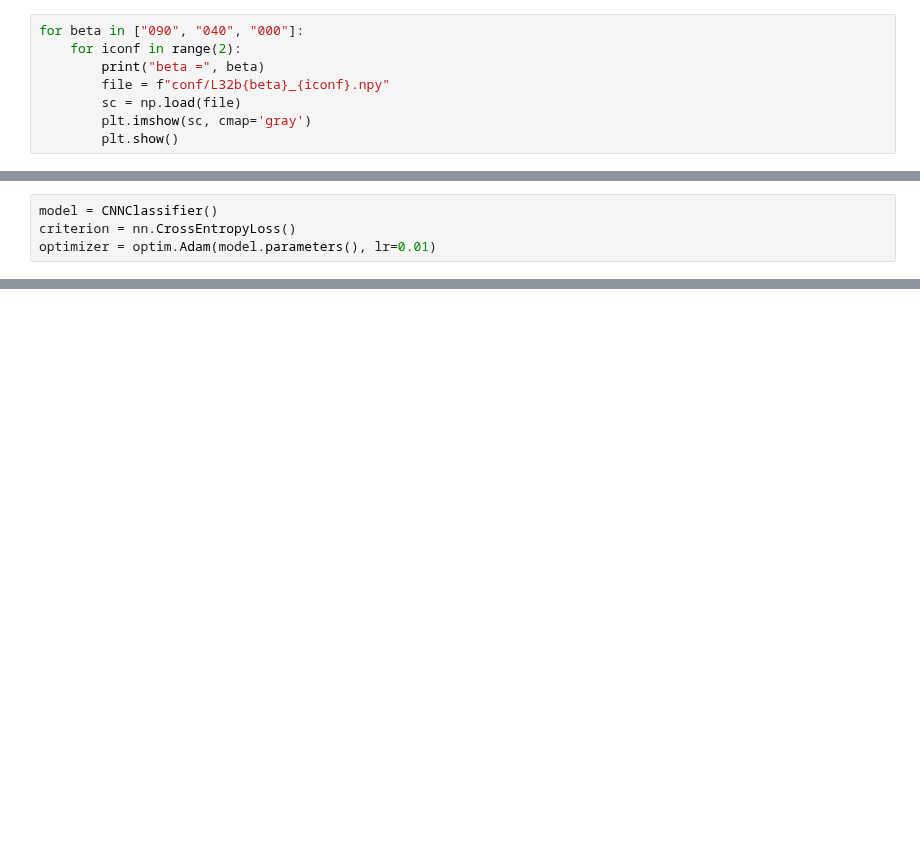
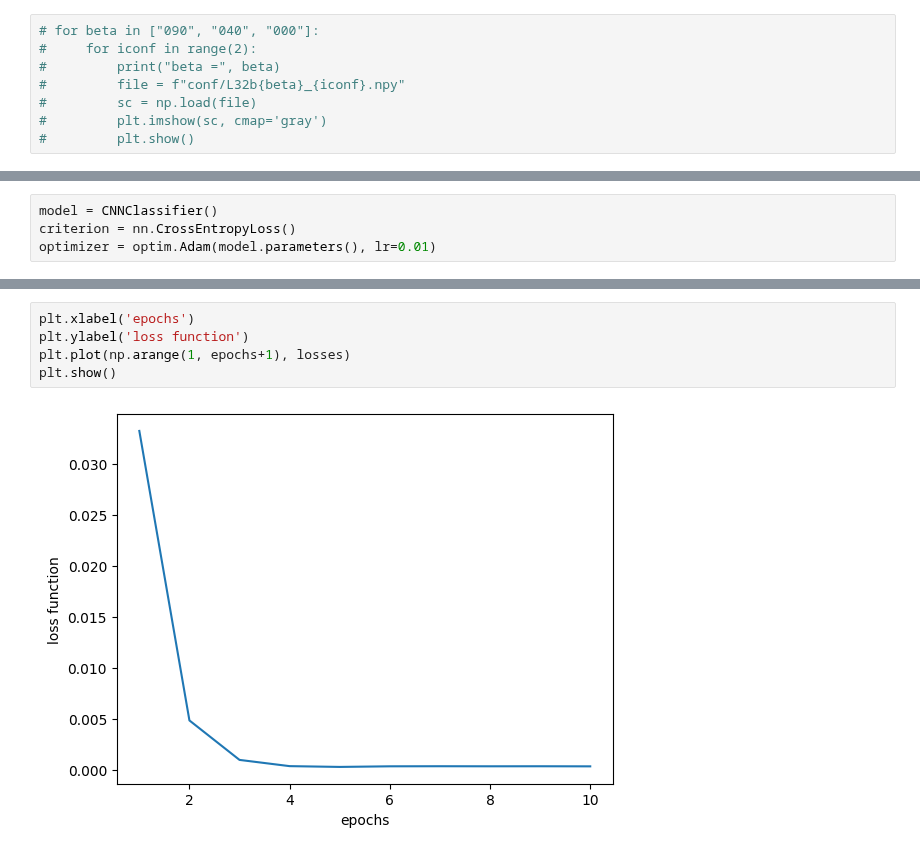
Before and after one commit to tatsuya0926/spin-configuration-learning, a Jupyter notebook: learning/train.ipynb, the cells around one changed output, grey strips where cells are left out. Cells and saved outputs as stored; diff of their text form; blank space fills up the shorter version.

```diff
--- a/learning/train.ipynb
+++ b/learning/train.ipynb
@@ -40,10 +31,10 @@ prm_list = [
 ]
 # beta19 x conf100 = 1900 data
 # %%
-for beta in ["090", "040", "000"]:
-    for iconf in range(2):
-        print("beta =", beta)
-        file = f"conf/L32b{beta}_{iconf}.npy"
-        sc = np.load(file)
-        plt.imshow(sc, cmap='gray')
-        plt.show()
+# for beta in ["090", "040", "000"]:
+#     for iconf in range(2):
+#         print("beta =", beta)
+#         file = f"conf/L32b{beta}_{iconf}.npy"
+#         sc = np.load(file)
+#         plt.imshow(sc, cmap='gray')
+#         plt.show()
@@ -143,4 +121,11 @@ Epoch: 10, Validation loss: 0.0168558584124242, Accuracy: 98.73684210526316%
 done.
+# %%
+plt.xlabel('epochs')
+plt.ylabel('loss function')
+plt.plot(np.arange(1, epochs+1), losses)
+plt.show()
+# %% [output]
+[figure, added]
 # %%
 xs = []
 y1s = []
```
Also changed, not shown: parts of 4 cells of this notebook.
